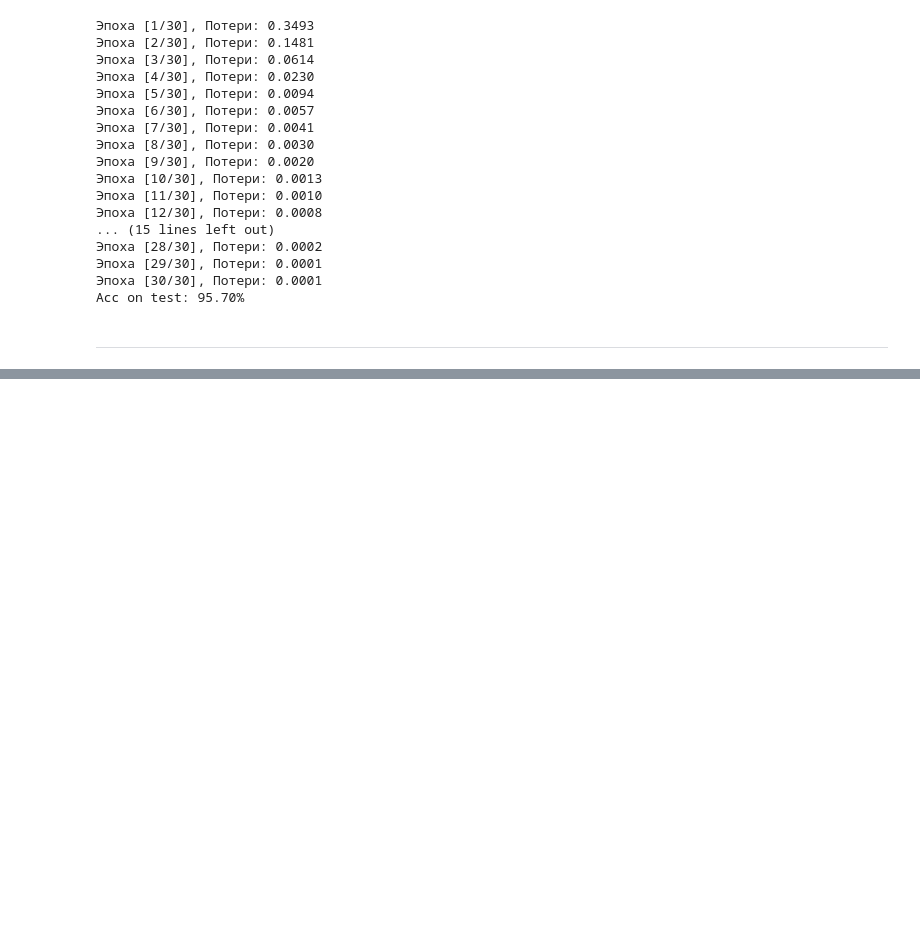
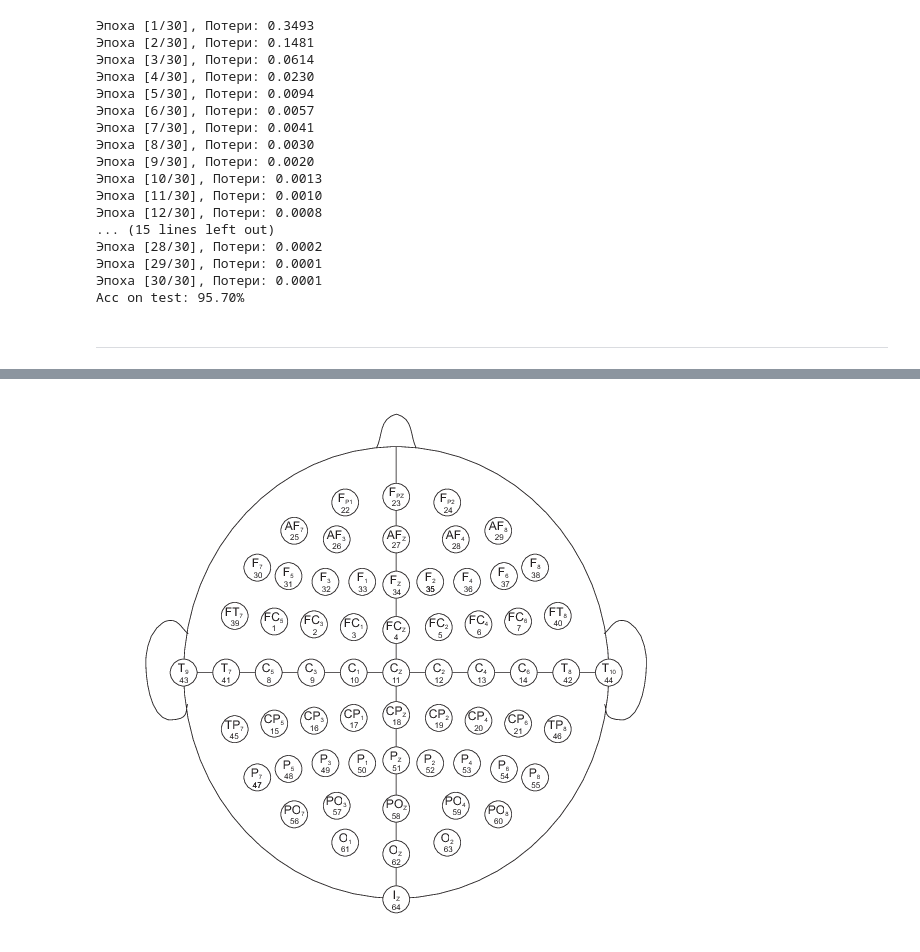
Before and after one commit to Daniilmipt007/project_VKR, a Jupyter notebook: code/main.ipynb, the cells around one changed output, grey strips where cells are left out. Cells and saved outputs as stored; diff of their text form; code cells hidden in the pictures; blank space fills up the shorter version.

```diff
--- a/code/main.ipynb
+++ b/code/main.ipynb
@@ -10,9 +10,14 @@ import warnings
 import torch
 import torch.nn as nn
 import torch.optim as optim
+import pickle
+import seaborn as sns
+import tsaug
+
+from mat4py import loadmat
 
 from tqdm import tqdm
-
+from statsmodels.tsa.vector_ar.var_model import VAR
 from sklearn.model_selection import GridSearchCV
 from sklearn.model_selection import train_test_split
 from sklearn.metrics import accuracy_score, f1_score
@@ -27,13 +32,13 @@ from pyriemann.tangentspace import TangentSpace
 from sklearn.svm import SVC
 from sklearn.linear_model import LogisticRegression
 from sklearn.ensemble import RandomForestClassifier
+# Для кросс-корреляции
+from scipy.signal import correlate
 
-#%load_ext autoreload
-#%autoreload 2
+%load_ext autoreload
+%autoreload 2
 warnings.filterwarnings('ignore')
-
-#from google.colab import drive
-#drive.mount('/content/drive')
+plt.rcParams['figure.figsize'] = (12, 8)
 # %%
 #!pip install mne
 #!pip install pyriemann
@@ -590,0 +582,5 @@ model = EEGNet().to(target_device)
+# %%
+from IPython.display import Image
+Image('64_channel_eeg.png', width=600, height=300)
+# %% [output]
+[figure, added]
```
Also changed, not shown: parts of 65 cells of this notebook, 19 other files.
